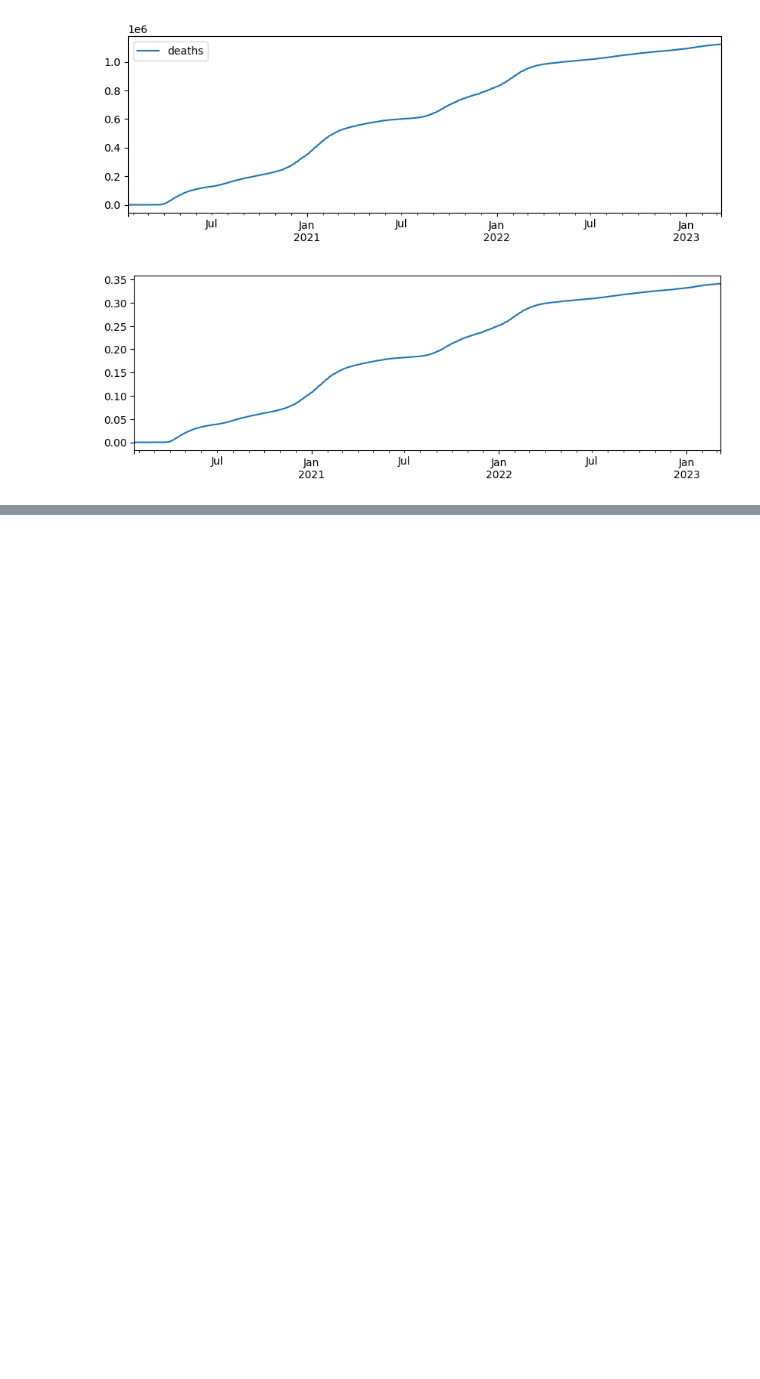
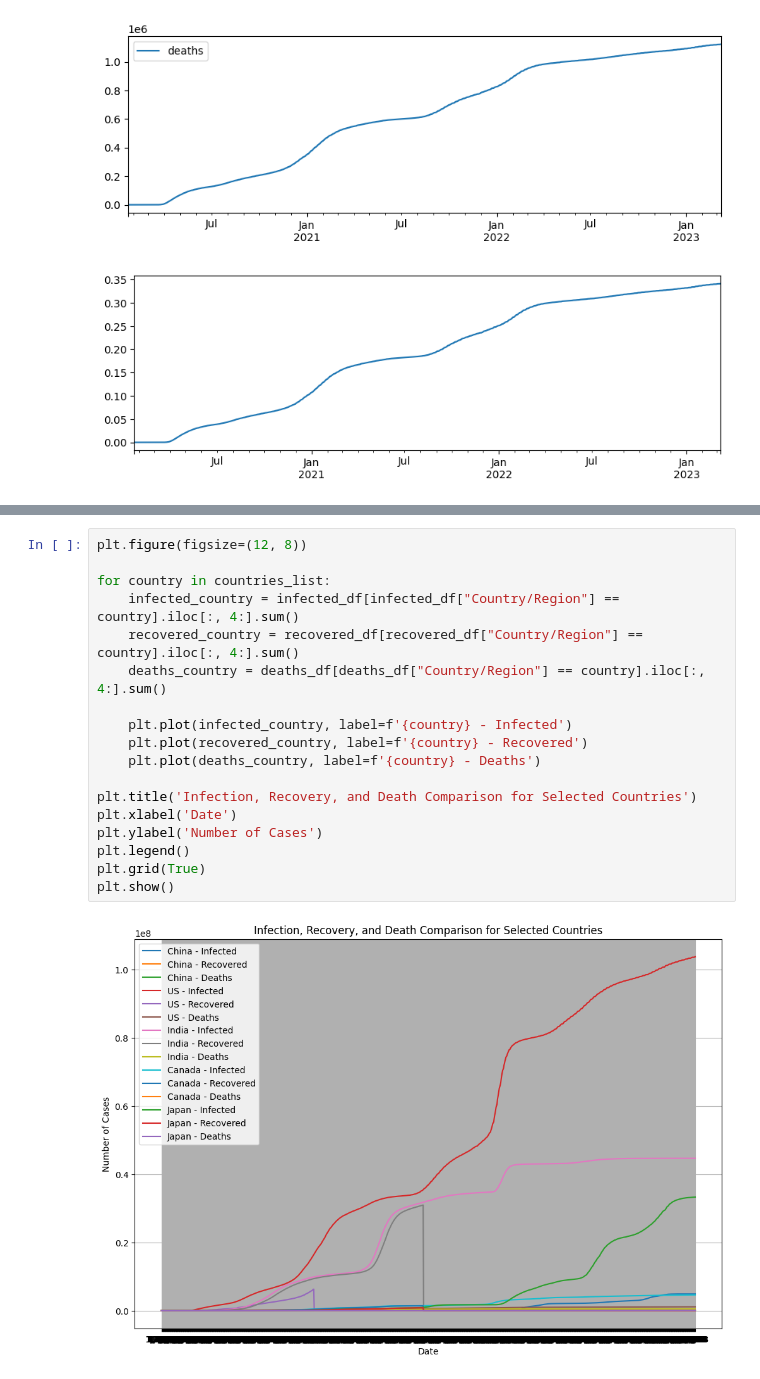
Before and after one commit to bupt-zhangleihan/assignment-1-fundamentals-of-git-laizi1688, a Jupyter notebook: 07.ipynb, the cells around one changed output, grey strips where cells are left out. Saved outputs shown, nothing was run; the diff lists cells and outputs as text; blank space fills up the shorter version.

```diff
--- a/07.ipynb
+++ b/07.ipynb
@@ -104,0 +141,20 @@ plt.show()
+# %%
+plt.figure(figsize=(12, 8))
+
+for country in countries_list:
+    infected_country = infected_df[infected_df["Country/Region"] == country].iloc[:, 4:].sum()
+    recovered_country = recovered_df[recovered_df["Country/Region"] == country].iloc[:, 4:].sum()
+    deaths_country = deaths_df[deaths_df["Country/Region"] == country].iloc[:, 4:].sum()
+
+    plt.plot(infected_country, label=f'{country} - Infected')
+    plt.plot(recovered_country, label=f'{country} - Recovered')
+    plt.plot(deaths_country, label=f'{country} - Deaths')
+
+plt.title('Infection, Recovery, and Death Comparison for Selected Countries')
+plt.xlabel('Date')
+plt.ylabel('Number of Cases')
+plt.legend()
+plt.grid(True)
+plt.show()
+# %% [output]
+[figure, added]
```
Also changed, not shown: parts of 2 cells of this notebook, 1 other file.
